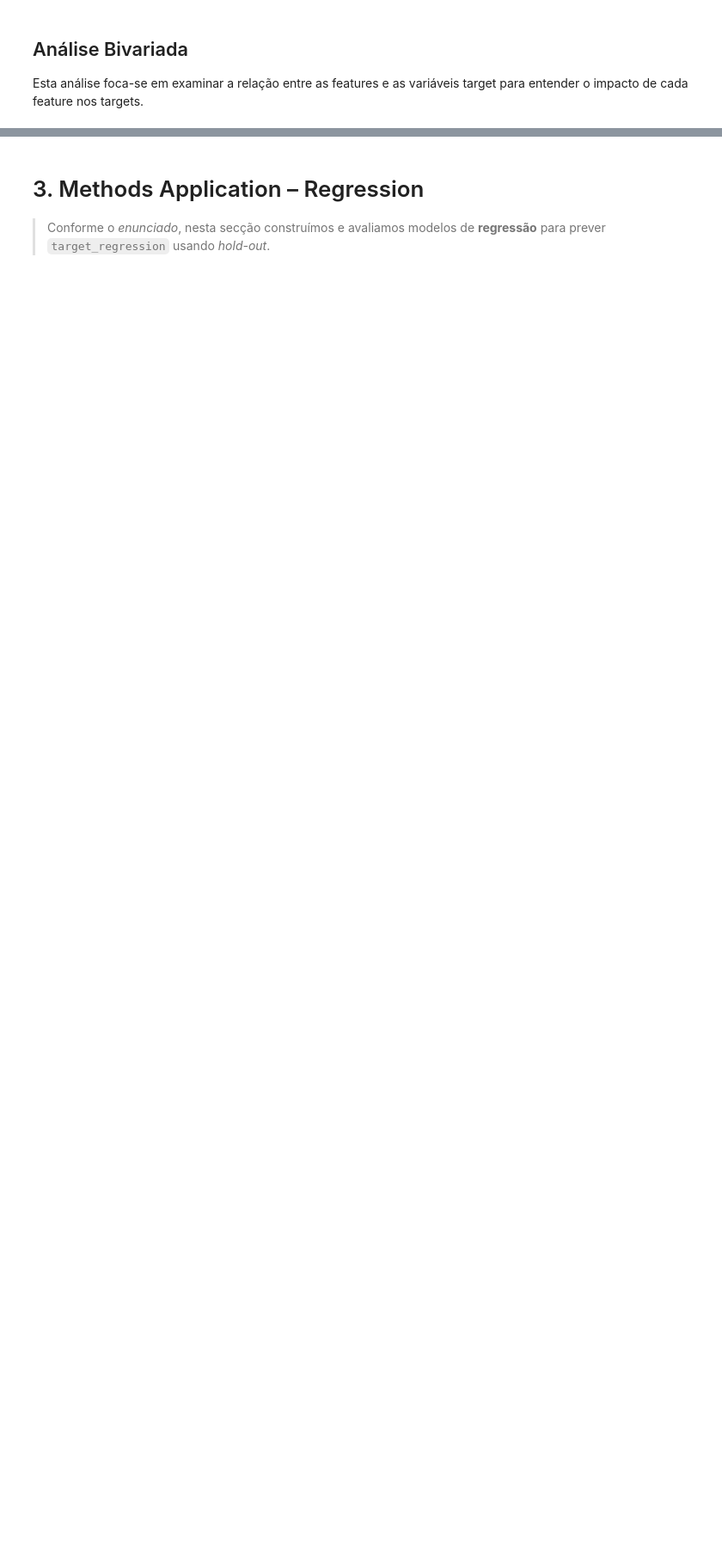
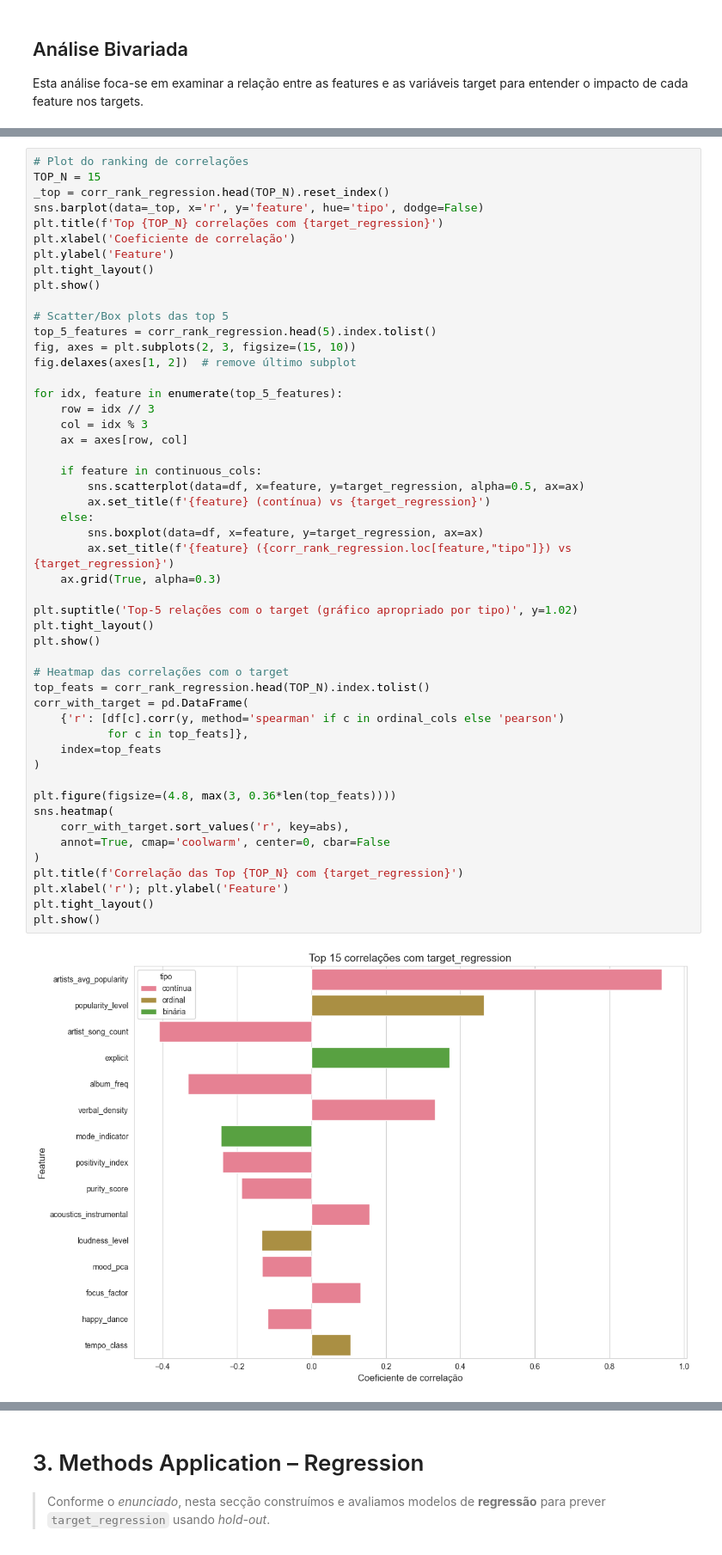
Before and after one commit to Mendoncaa/APRAU_G15, a Jupyter notebook: Projeto_1.ipynb, the cells around one changed output, grey strips where cells are left out. Shown at 86% size. Saved outputs shown, nothing was run; the diff lists cells and outputs as text; blank space fills up the shorter version.

```diff
--- a/Projeto_1.ipynb
+++ b/Projeto_1.ipynb
@@ -357,0 +456,52 @@ Aqui analisamos a relação entre as features e o target de regressão.
+# %%
+# Plot do ranking de correlações
+TOP_N = 15
+_top = corr_rank_regression.head(TOP_N).reset_index()
+sns.barplot(data=_top, x='r', y='feature', hue='tipo', dodge=False)
+plt.title(f'Top {TOP_N} correlações com {target_regression}')
+plt.xlabel('Coeficiente de correlação')
+plt.ylabel('Feature')
+plt.tight_layout()
+plt.show()
+
+# Scatter/Box plots das top 5
+top_5_features = corr_rank_regression.head(5).index.tolist()
+fig, axes = plt.subplots(2, 3, figsize=(15, 10))
+fig.delaxes(axes[1, 2])  # remove último subplot
+
+for idx, feature in enumerate(top_5_features):
+    row = idx // 3
+    col = idx % 3
+    ax = axes[row, col]
+
+    if feature in continuous_cols:
+        sns.scatterplot(data=df, x=feature, y=target_regression, alpha=0.5, ax=ax)
+        ax.set_title(f'{feature} (contínua) vs {target_regression}')
+    else:
+        sns.boxplot(data=df, x=feature, y=target_regression, ax=ax)
+        ax.set_title(f'{feature} ({corr_rank_regression.loc[feature,"tipo"]}) vs {target_regression}')
+    ax.grid(True, alpha=0.3)
+
+plt.suptitle('Top-5 relações com o target (gráfico apropriado por tipo)', y=1.02)
+plt.tight_layout()
+plt.show()
+
+# Heatmap das correlações com o target
+top_feats = corr_rank_regression.head(TOP_N).index.tolist()
+corr_with_target = pd.DataFrame(
+    {'r': [df[c].corr(y, method='spearman' if c in ordinal_cols else 'pearson')
+           for c in top_feats]},
+    index=top_feats
+)
+
+plt.figure(figsize=(4.8, max(3, 0.36*len(top_feats))))
+sns.heatmap(
+    corr_with_target.sort_values('r', key=abs),
+    annot=True, cmap='coolwarm', center=0, cbar=False
+)
+plt.title(f'Correlação das Top {TOP_N} com {target_regression}')
+plt.xlabel('r'); plt.ylabel('Feature')
+plt.tight_layout()
+plt.show()
+# %% [output]
+[figure, added]
```
Also changed, not shown: parts of 16 cells of this notebook.
